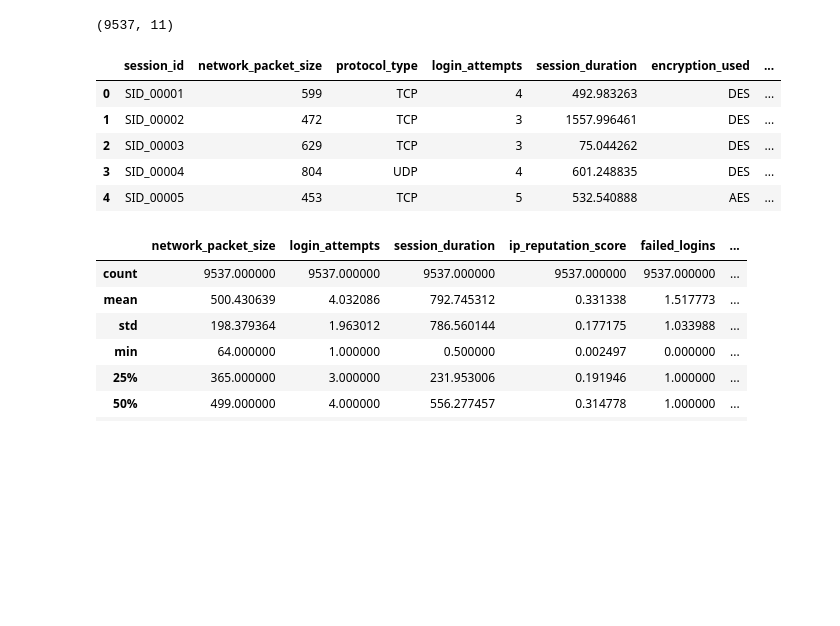
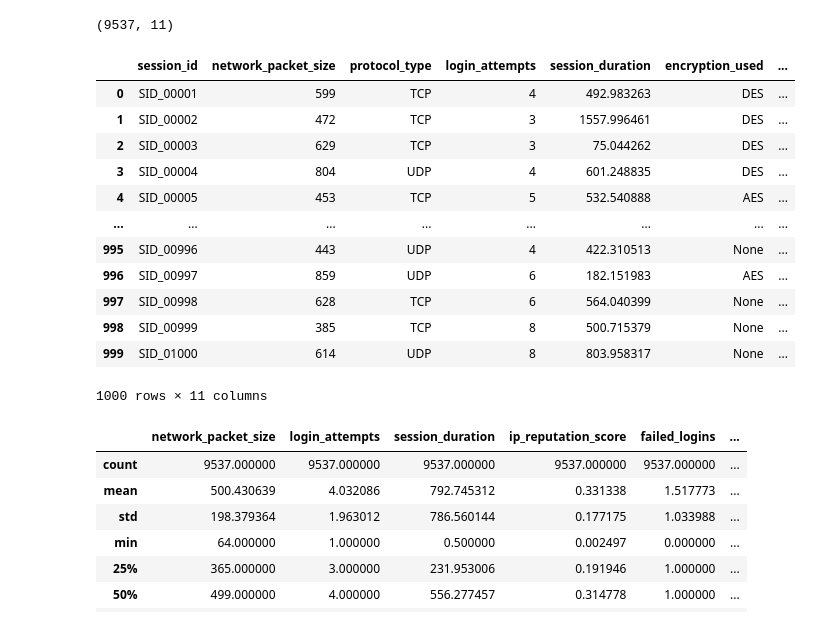
Before and after one commit to Franguti4k/Practica_3_IA, a Jupyter notebook: codigo.ipynb, the cells around one changed output. Drawn from its saved outputs; the diff is of its cells as text; code cells hidden in the pictures; blank space fills up the shorter version.

```diff
--- a/codigo.ipynb
+++ b/codigo.ipynb
@@ -36,14 +36,21 @@ df.shape
 # %% [output]
 (9537, 11)
 # %%
-df.head()
+df.head(1000)
 # %% [output]
 |  | session_id | network_packet_size | protocol_type | login_attempts | session_duration | encryption_used | ... |
 | 0 | SID_00001 | 599 | TCP | 4 | 492.983263 | DES | ... |
 | 1 | SID_00002 | 472 | TCP | 3 | 1557.996461 | DES | ... |
 | 2 | SID_00003 | 629 | TCP | 3 | 75.044262 | DES | ... |
 | 3 | SID_00004 | 804 | UDP | 4 | 601.248835 | DES | ... |
 | 4 | SID_00005 | 453 | TCP | 5 | 532.540888 | AES | ... |
+| ... | ... | ... | ... | ... | ... | ... | ... |
+| 995 | SID_00996 | 443 | UDP | 4 | 422.310513 | None | ... |
+| 996 | SID_00997 | 859 | UDP | 6 | 182.151983 | AES | ... |
+| 997 | SID_00998 | 628 | TCP | 6 | 564.040399 | None | ... |
+| 998 | SID_00999 | 385 | TCP | 8 | 500.715379 | None | ... |
+| 999 | SID_01000 | 614 | UDP | 8 | 803.958317 | None | ... |
+1000 rows × 11 columns
 # %%
 df.describe()
 # %% [output]
```
Also changed, not shown: parts of 5 cells of this notebook.
